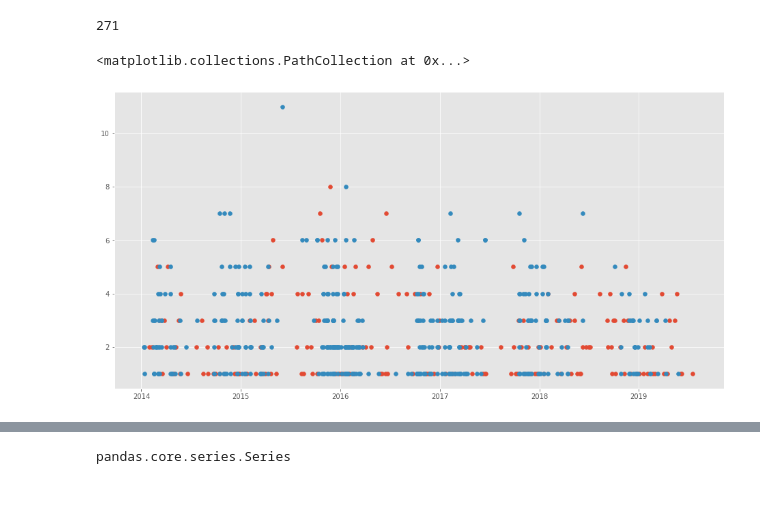
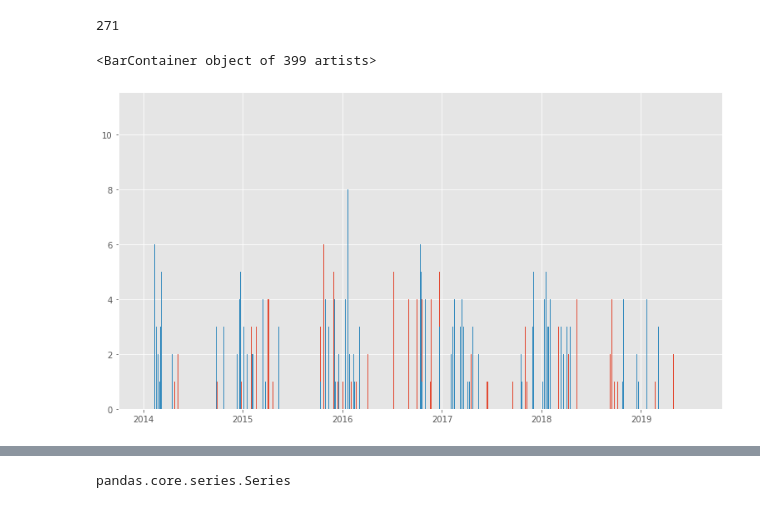
Before and after one commit to Tenacious-E/CarAccidentAnalysis, a Jupyter notebook: Capstone 1.ipynb, the cells around one changed output, grey strips where cells are left out. Saved outputs shown, nothing was run; the diff lists cells and outputs as text; code cells hidden in the pictures.

```diff
--- a/Capstone 1.ipynb
+++ b/Capstone 1.ipynb
@@ -263,12 +156,11 @@ def getrainlist(df,num):
     count = 0
     lst = []
     for i, index in zip(range(df.size),df.index):
-        if df.iloc[i,0] != 0:
+        if df.iloc[i,0] > 0.0:
             count += 1
+        if df.iloc[i,0] == 0:
             if count >= num:
                 lst.append(index)
-                count = 0
-        if df.iloc[i,0] <= 0.01:
             count = 0
     return lst
 # %%
@@ -323,5 +316,5 @@ def getwetaccidentsdict(df,lst):
 # %%
-#wetaccidentdict = getwetaccidentsdict(file2,wetaccidentlst)
+wetaccidentdict = getwetaccidentsdict(file2,wetaccidentlst)
 # %%
 wetfourhours = sum(wetaccidentdict.values())
 wetfourhoursvalues = wetaccidentdict.values()
@@ -353,7 +346,7 @@ sum(list(hourlyaccidents.values()))
 # %% [output]
 160819
 # %%
-#afterthirtysixhourdry = getaccidentsdict(file2,thirtysixhourlst)
+afterthirtysixhourdry = getaccidentsdict(file2,thirtysixhourlst)
 # %% [output]
 162
 # %%
@@ -395,12 +384,12 @@ len(thirtysixhourlst)
 # %%
 wetlst=[]
 for i in list(wetthirtysixkeys):
     wetlst.append(i.time())
 
-fig, ax = plt.subplots(1, figsize=(16, 8))
-ax.scatter(list(wetthirtysixkeys),list(wetthirtysixvalues))
+fig, ax = plt.subplots(1, figsize=(13, 7))
+ax.bar(list(wetthirtysixkeys),list(wetthirtysixvalues))
 #ax.plot(list(drthirtysixkeys),list(drythirtysixvalues))
-ax.scatter(list(wetfourhourskeys),list(wetfourhoursvalues))
+ax.bar(list(wetfourhourskeys),list(wetfourhoursvalues))
 # %% [output]
-<matplotlib.collections.PathCollection at 0x...>
+<BarContainer object of 399 artists>
-[figure, old version]
+[figure, new version]
```
Also changed, not shown: parts of 39 cells of this notebook.
